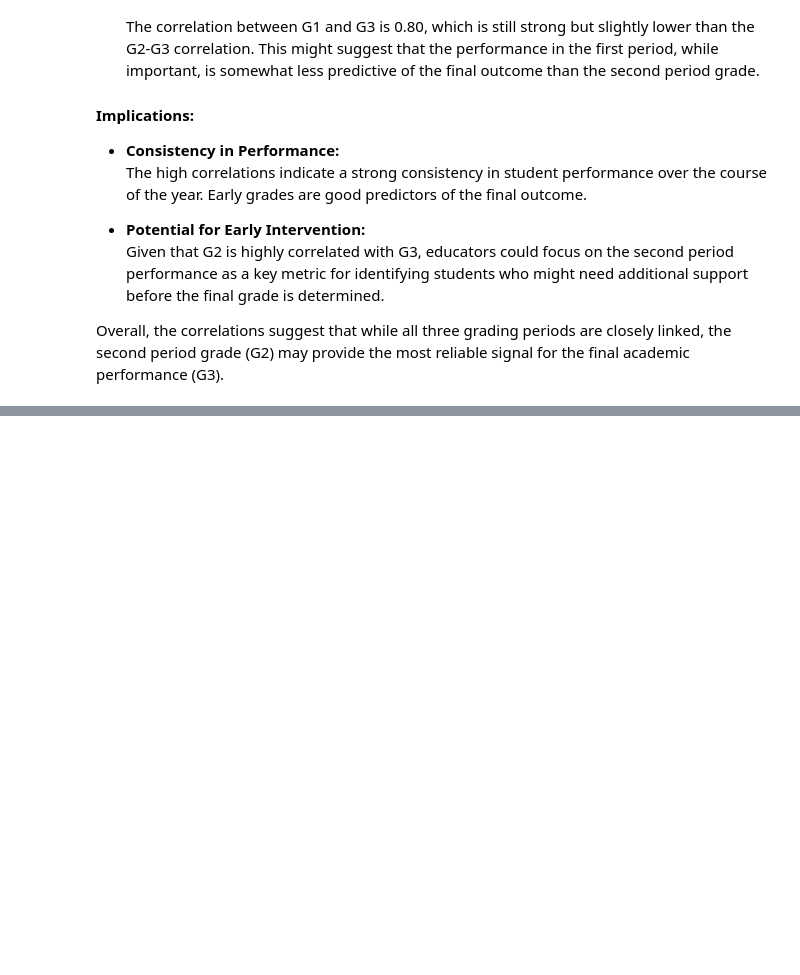
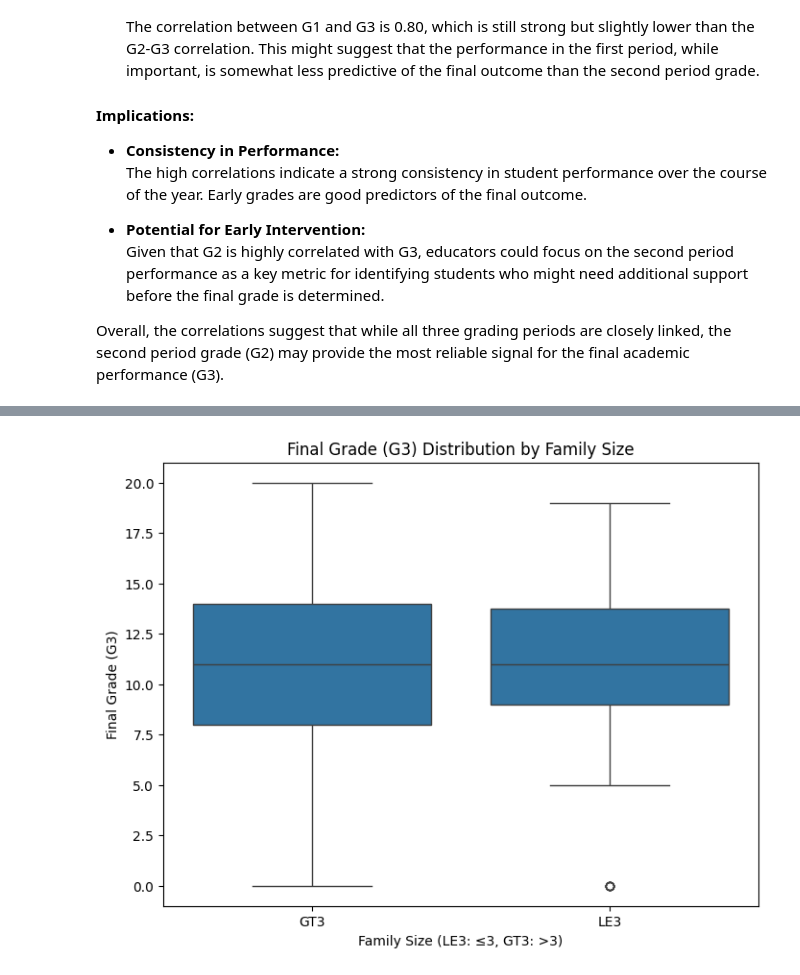
Before and after one commit to BjornCLind/PythonDataAnalysis, a Jupyter notebook: student_analysis.ipynb, the cells around one changed output, grey strips where cells are left out. Saved outputs shown, nothing was run; the diff lists cells and outputs as text; code cells hidden in the pictures; blank space fills up the shorter version.

```diff
--- a/student_analysis.ipynb
+++ b/student_analysis.ipynb
@@ -288,0 +359,9 @@ Overall, the correlations suggest that while all three grading periods are close
+# %%
+plt.figure(figsize=(8,6))
+sns.boxplot(x='famsize', y='G3', data=df)
+plt.title('Final Grade (G3) Distribution by Family Size')
+plt.xlabel('Family Size (LE3: ≤3, GT3: >3)')
+plt.ylabel('Final Grade (G3)')
+plt.show()
+# %% [output]
+[figure, added]
```
Also changed, not shown: parts of 13 cells of this notebook.
